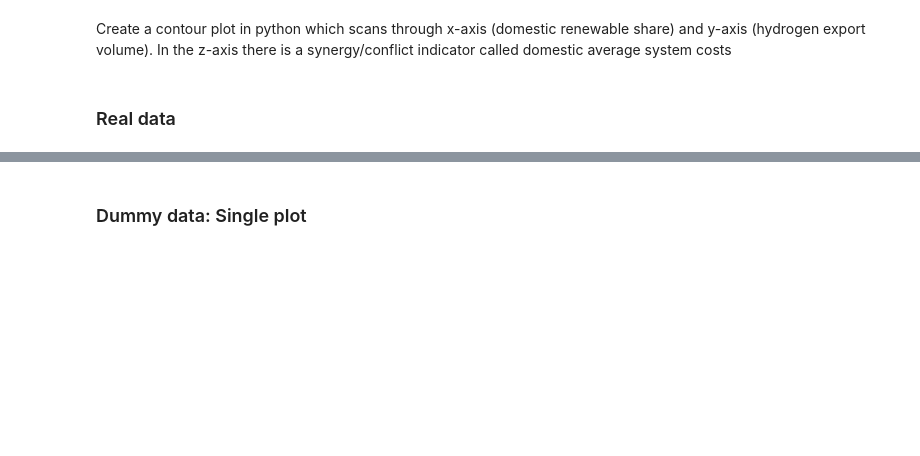
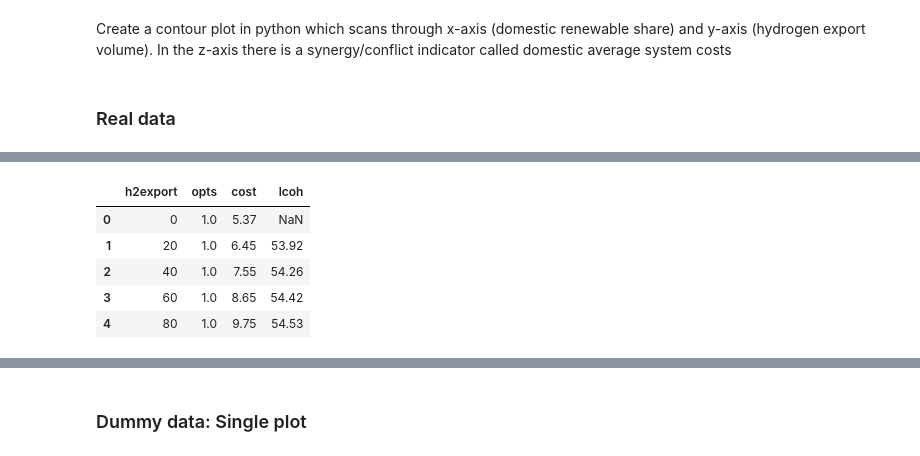
Before and after one commit to energyLS/aldehyde, a Jupyter notebook: workflow/notebooks/ contour_plot.ipynb, the cells around one changed output, grey strips where cells are left out. Saved outputs shown, nothing was run; the diff lists cells and outputs as text; code cells hidden in the pictures; blank space fills up the shorter version.

```diff
--- a/workflow/notebooks/ contour_plot.ipynb
+++ b/workflow/notebooks/ contour_plot.ipynb
@@ -24,8 +44,15 @@ data["lcoh"] = data["lcoh"].round(2)
 # %%
+
+# Delete rows where ops is Nan
+#data = data.dropna()
 data.head()
-# Delete rows where ops is Nan
-data = data.dropna()
-data.head()
+# %% [output]
+|  | h2export | opts | cost | lcoh |
+| 0 | 0 | 1.0 | 5.37 | NaN |
+| 1 | 20 | 1.0 | 6.45 | 53.92 |
+| 2 | 40 | 1.0 | 7.55 | 54.26 |
+| 3 | 60 | 1.0 | 8.65 | 54.42 |
+| 4 | 80 | 1.0 | 9.75 | 54.53 |
 # %%
 # Shape the data in a way that is suitable for contour plotting
 # First, get the unique values of the two parameters
```
Also changed, not shown: parts of 16 cells of this notebook.
